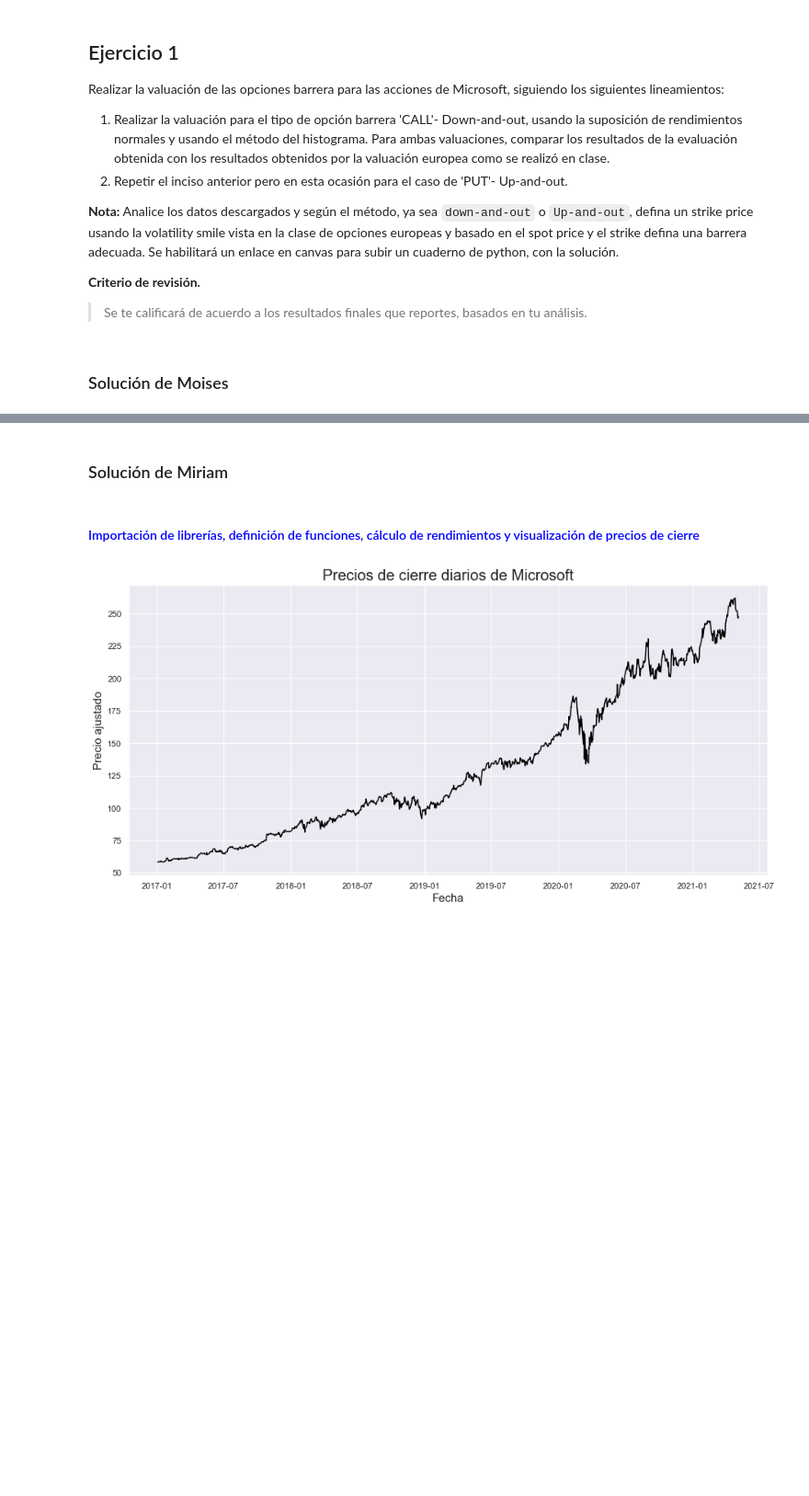
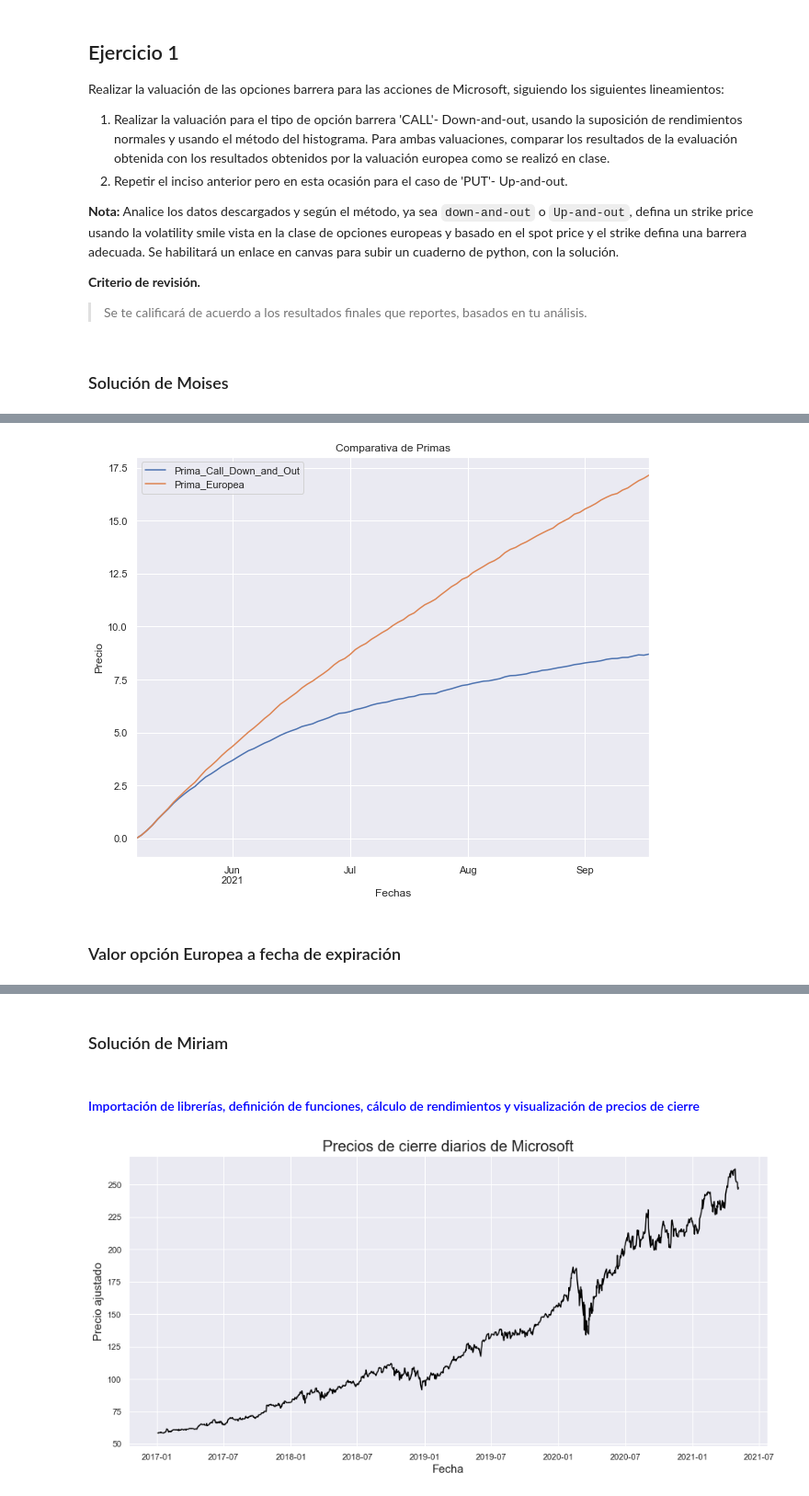
Before and after one commit to Miriam1999/Tarea11_MFlores_MERosas, a Jupyter notebook: Tarea11_MFlores_MERosas.ipynb, the cells around one changed output, grey strips where cells are left out. Shown at 92% size. Cells and saved outputs as stored; diff of their text form; code cells hidden in the pictures; blank space fills up the shorter version.

```diff
--- a/Tarea11_MFlores_MERosas.ipynb
+++ b/Tarea11_MFlores_MERosas.ipynb
@@ -27,0 +220,4 @@ Realizar la valuación de las opciones barrera para las acciones de Microsoft, s
+# %%
+strike = 260
+opt_deseada = mt_opt.loc[(mt_opt.Type=='call') & (mt_opt.Strike==strike) & (mt_opt.Expiry=='2021-09-17') ]
+opt_deseada
@@ -27,0 +228,3 @@ Realizar la valuación de las opciones barrera para las acciones de Microsoft, s
+# %%
+opt_valuar = opt_deseada.loc[list(opt_deseada.index)[0]]
+opt_valuar
@@ -27,0 +252,4 @@ Realizar la valuación de las opciones barrera para las acciones de Microsoft, s
+# %%
+K = opt_valuar.Strike
+S0 = opt_valuar.Underlying_Price
+K, S0
@@ -27,0 +258,16 @@ Realizar la valuación de las opciones barrera para las acciones de Microsoft, s
+# %%
+# Datos de la opción y del día de actual
+today = pd.Timestamp(date.today())
+expiry = opt_valuar.Expiry
+
+# Fechas desde el día de hoy hasta la fecha de cierre del contrato (considerando unicamente los días hábiles)
+dates = pd.date_range(start=today, end=expiry, freq='B')
+
+# Cantidad de escenarios a simular para el método de montecarlo
+ndays = len(dates)
+nscen = 10000
+
+sim_ret = pd.DataFrame(sigma*np.random.randn(ndays,nscen)+r,index=dates)
+sim_closes = S0*np.exp(sim_ret.cumsum())
+sim_closes.iloc[0,:] = S0
+sim_closes
@@ -27,0 +290,20 @@ Realizar la valuación de las opciones barrera para las acciones de Microsoft, s
+# %%
+# Definir barrera
+B = 243
+# Crear función indicadora
+I = (sim_closes > B).cumprod(axis=0) > 0
+# Definir strike
+strike = K
+# Calcular la prima de una opción Europea
+call = pd.DataFrame({'Prima_Europea':np.exp(-r*ndays)*np.fmax(sim_closes - strike, 0)
+                     .mean(axis=1)},index=dates)
+# Calcular la prima de una opción barrera
+callui = pd.DataFrame({'Prima_Call_Down_and_Out':np.exp(-r*ndays)*(I * np.fmax(sim_closes - strike, 0))
+                       .mean(axis=1)},index=dates)
+# Graficar el resultado de las dos primas previamente valuadas
+ax = callui.plot(figsize=[10,8], xlabel='Fechas', ylabel='Precio', title='Comparativa de Primas');
+call.plot(ax=ax);
+# %% [output]
+[figure, added]
+# %% [markdown]
+### Valor opción Europea a fecha de expiración
```
Also changed, not shown: parts of 95 cells of this notebook.
